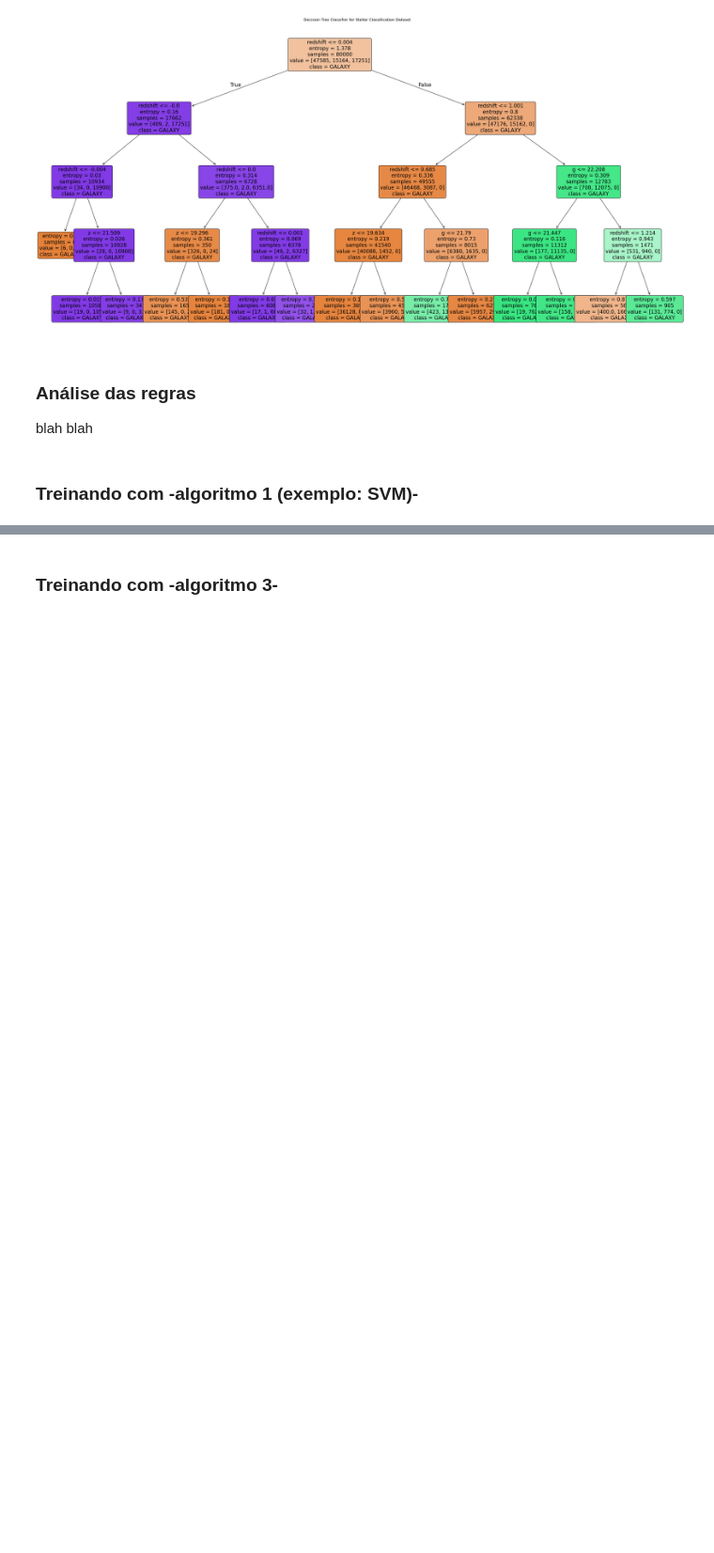
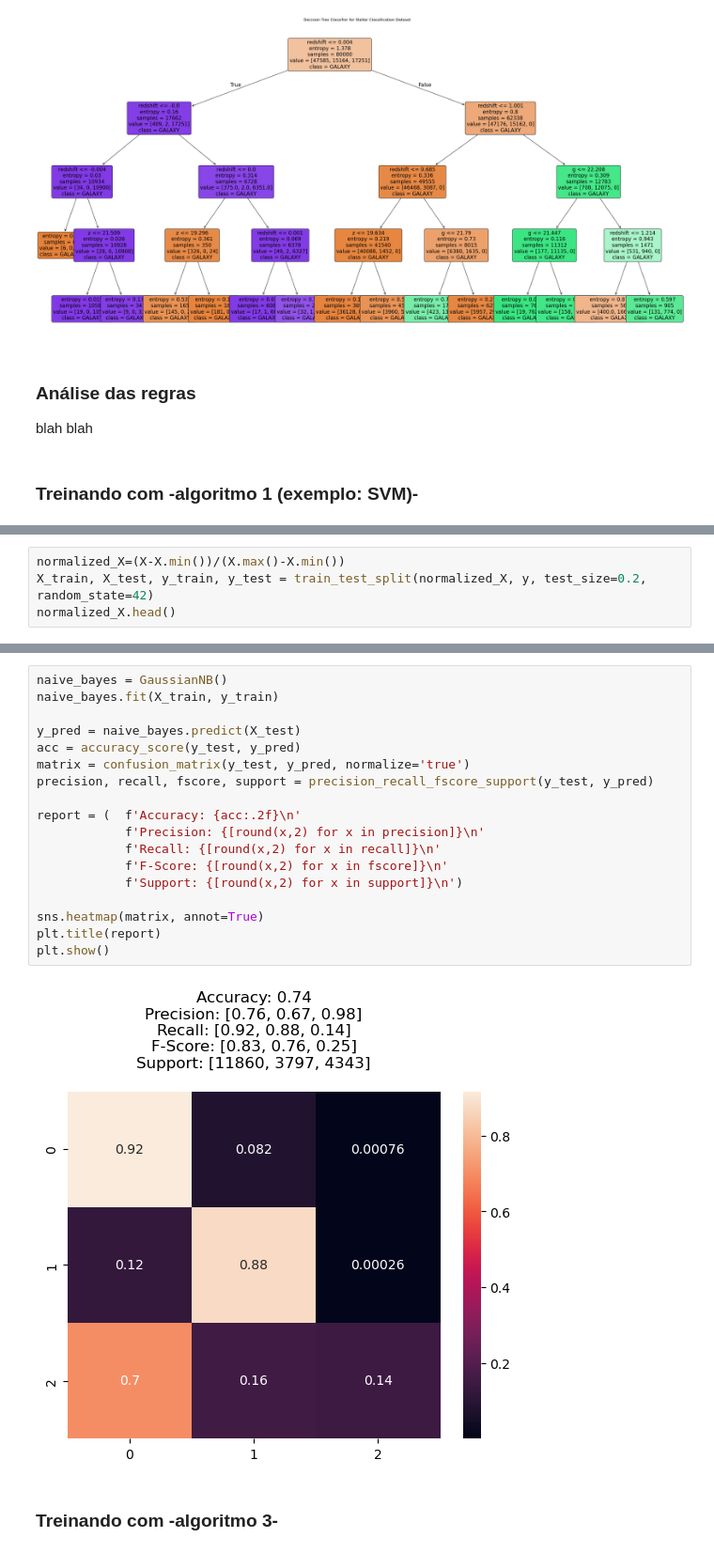
Before and after one commit to dvccs-softex/apd-de-maquina-RRIA, a Jupyter notebook: notebook.ipynb, the cells around one changed output, grey strips where cells are left out. Shown at 94% size. Drawn from its saved outputs; the diff is of its cells as text; blank space fills up the shorter version.

Commit message:
ADD: Naive bayes algorithm

```diff
--- a/Projeto_AM_Softex_bopj_dvccs_eaj2.ipynb
+++ b/notebook.ipynb
@@ -182,0 +172,4 @@ blah blah
+# %%
+normalized_X=(X-X.min())/(X.max()-X.min())
+X_train, X_test, y_train, y_test = train_test_split(normalized_X, y, test_size=0.2, random_state=42)
+normalized_X.head()
@@ -183,2 +183,22 @@ blah blah
+# %%
+naive_bayes = GaussianNB()
+naive_bayes.fit(X_train, y_train)
+
+y_pred = naive_bayes.predict(X_test)
+acc = accuracy_score(y_test, y_pred)
+matrix = confusion_matrix(y_test, y_pred, normalize='true')
+precision, recall, fscore, support = precision_recall_fscore_support(y_test, y_pred)
+
+report = (  f'Accuracy: {acc:.2f}\n'
+            f'Precision: {[round(x,2) for x in precision]}\n'
+            f'Recall: {[round(x,2) for x in recall]}\n'
+            f'F-Score: {[round(x,2) for x in fscore]}\n'
+            f'Support: {[round(x,2) for x in support]}\n')
+
+sns.heatmap(matrix, annot=True)
+plt.title(report)
+plt.show()
+# %% [output]
+[figure, added]
 # %% [markdown]
 ### Treinando com -algoritmo 3-
```
Also changed, not shown: parts of 8 cells of this notebook.
